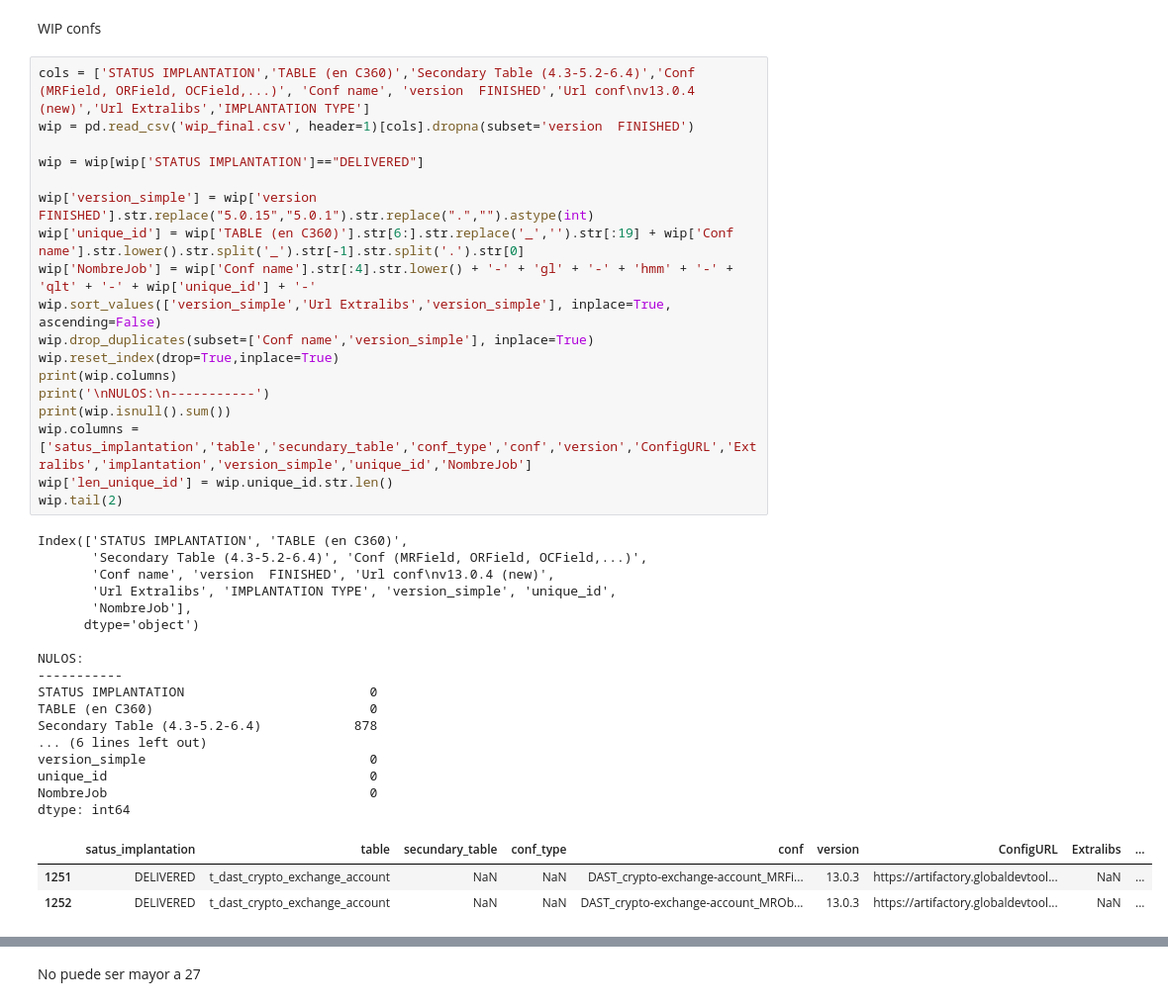
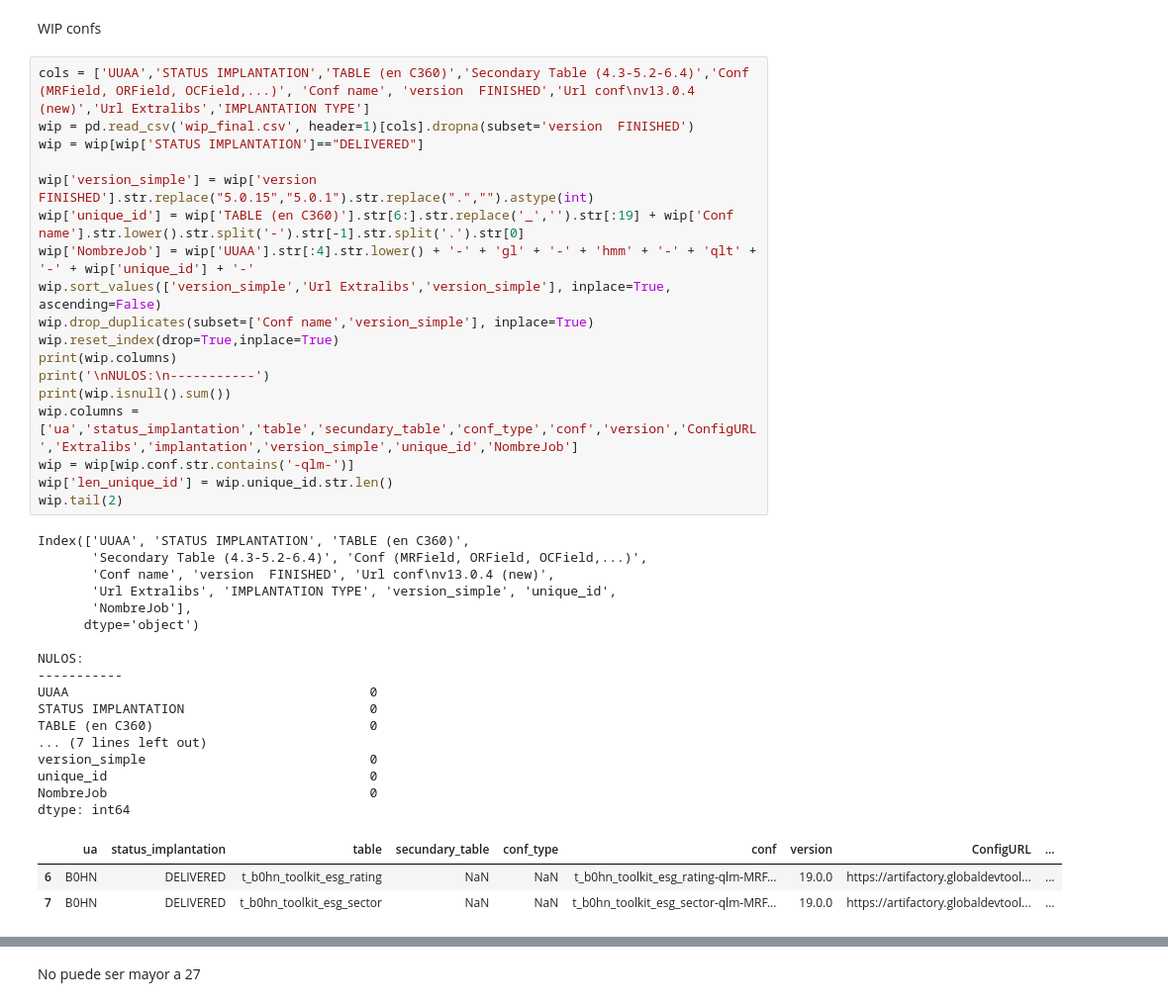
Before and after one commit to julenmontes/comprobacion_wip_JOBS, a Jupyter notebook: jobs_wip_conf_url_INTRAQ.ipynb, the cells around one changed output, grey strips where cells are left out. Shown at 99% size. Saved outputs shown, nothing was run; the diff lists cells and outputs as text.

```diff
--- a/jobs_wip_conf_url_INTRAQ.ipynb
+++ b/jobs_wip_conf_url_INTRAQ.ipynb
@@ -199,44 +201,44 @@ other_job_ame = {
 # %% [markdown]
 WIP confs
 # %%
-cols = ['STATUS IMPLANTATION','TABLE (en C360)','Secondary Table (4.3-5.2-6.4)','Conf (MRField, ORField, OCField,...)', 'Conf name', 'version  FINISHED','Url conf\nv13.0.4 (new)','Url Extralibs','IMPLANTATION TYPE']
+cols = ['UUAA','STATUS IMPLANTATION','TABLE (en C360)','Secondary Table (4.3-5.2-6.4)','Conf (MRField, ORField, OCField,...)', 'Conf name', 'version  FINISHED','Url conf\nv13.0.4 (new)','Url Extralibs','IMPLANTATION TYPE']
 wip = pd.read_csv('wip_final.csv', header=1)[cols].dropna(subset='version  FINISHED')
-
 wip = wip[wip['STATUS IMPLANTATION']=="DELIVERED"]
 
 wip['version_simple'] = wip['version  FINISHED'].str.replace("5.0.15","5.0.1").str.replace(".","").astype(int)
-wip['unique_id'] = wip['TABLE (en C360)'].str[6:].str.replace('_','').str[:19] + wip['Conf name'].str.lower().str.split('_').str[-1].str.split('.').str[0]
-wip['NombreJob'] = wip['Conf name'].str[:4].str.lower() + '-' + 'gl' + '-' + 'hmm' + '-' + 'qlt' + '-' + wip['unique_id'] + '-'
+wip['unique_id'] = wip['TABLE (en C360)'].str[6:].str.replace('_','').str[:19] + wip['Conf name'].str.lower().str.split('-').str[-1].str.split('.').str[0]
+wip['NombreJob'] = wip['UUAA'].str[:4].str.lower() + '-' + 'gl' + '-' + 'hmm' + '-' + 'qlt' + '-' + wip['unique_id'] + '-'
 wip.sort_values(['version_simple','Url Extralibs','version_simple'], inplace=True, ascending=False)
 wip.drop_duplicates(subset=['Conf name','version_simple'], inplace=True)
 wip.reset_index(drop=True,inplace=True)
 print(wip.columns)
 print('\nNULOS:\n-----------')
 print(wip.isnull().sum())
-wip.columns = ['satus_implantation','table','secundary_table','conf_type','conf','version','ConfigURL','Extralibs','implantation','version_simple','unique_id','NombreJob']
+wip.columns = ['ua','status_implantation','table','secundary_table','conf_type','conf','version','ConfigURL','Extralibs','implantation','version_simple','unique_id','NombreJob']
+wip = wip[wip.conf.str.contains('-qlm-')]
 wip['len_unique_id'] = wip.unique_id.str.len()
 wip.tail(2)
 # %% [output]
-Index(['STATUS IMPLANTATION', 'TABLE (en C360)',
+Index(['UUAA', 'STATUS IMPLANTATION', 'TABLE (en C360)',
        'Secondary Table (4.3-5.2-6.4)', 'Conf (MRField, ORField, OCField,...)',
        'Conf name', 'version  FINISHED', 'Url conf\nv13.0.4 (new)',
        'Url Extralibs', 'IMPLANTATION TYPE', 'version_simple', 'unique_id',
        'NombreJob'],
       dtype='object')
 
 NULOS:
 -----------
+UUAA                                       0
 STATUS IMPLANTATION                        0
 TABLE (en C360)                            0
-Secondary Table (4.3-5.2-6.4)            878
-... (6 lines left out)
+... (7 lines left out)
 version_simple                             0
 unique_id                                  0
 NombreJob                                  0
 dtype: int64
-|  | satus_implantation | table | secundary_table | conf_type | conf | version | ConfigURL | Extralibs | ... |
-| 1251 | DELIVERED | t_dast_crypto_exchange_account | NaN | NaN | DAST_crypto-exchange-account_MRFi... | 13.0.3 | https://artifactory.globaldevtool... | NaN | ... |
-| 1252 | DELIVERED | t_dast_crypto_exchange_account | NaN | NaN | DAST_crypto-exchange-account_MROb... | 13.0.3 | https://artifactory.globaldevtool... | NaN | ... |
+|  | ua | status_implantation | table | secundary_table | conf_type | conf | version | ConfigURL | ... |
+| 6 | B0HN | DELIVERED | t_b0hn_toolkit_esg_rating | NaN | NaN | t_b0hn_toolkit_esg_rating-qlm-MRF... | 19.0.0 | https://artifactory.globaldevtool... | ... |
+| 7 | B0HN | DELIVERED | t_b0hn_toolkit_esg_sector | NaN | NaN | t_b0hn_toolkit_esg_sector-qlm-MRF... | 19.0.0 | https://artifactory.globaldevtool... | ... |
 # %%
 wip['table'].map(dict_tablas).fillna('')
 # %% [output]
```
Also changed, not shown: parts of 20 cells of this notebook, 10 other files.
